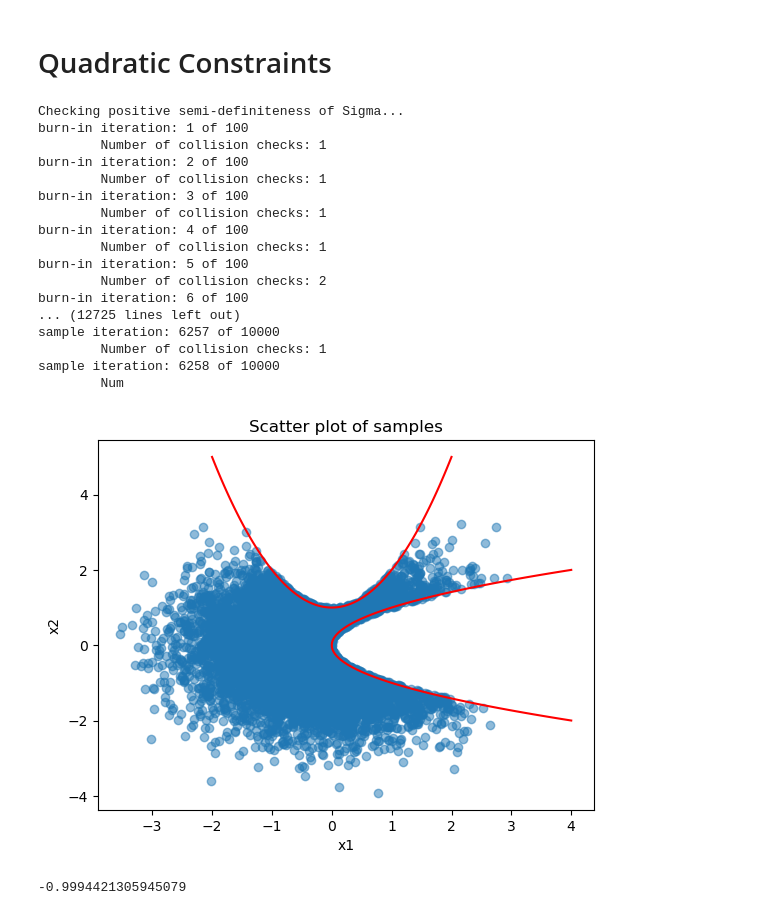
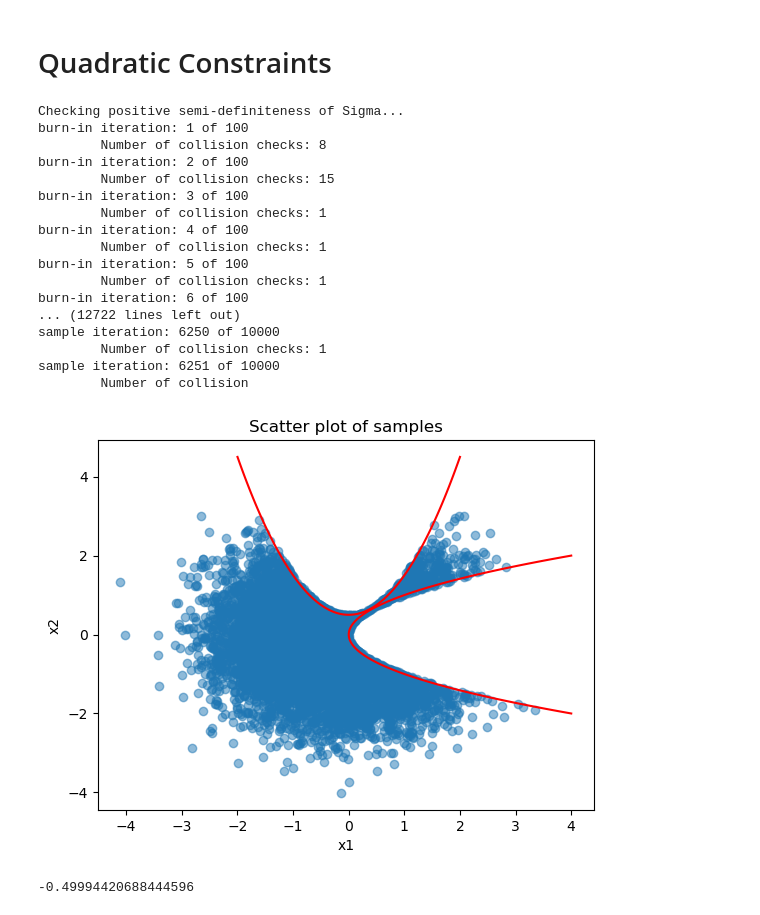
Before and after one commit to erik-a-bensen/tmg_hmc, a Jupyter notebook: tests.ipynb, the cells around one changed output. Cells and saved outputs as stored; diff of their text form; code cells hidden in the pictures.

Commit message:
closer look at tight constraint

```diff
--- a/tests.ipynb
+++ b/tests.ipynb
@@ -122,37 +122,37 @@ Checking positive semi-definiteness of Sigma...
 # Quadratic Constraints
 # %%
 sampler = TMGSampler(mu, sigma, gpu=False)
-sampler.add_constraint(A=np.array([[1.,0],[0,0]]), f=np.array([0,-1.]), c=1, sparse=False) # X2 <= X1^2 + 1
+sampler.add_constraint(A=np.array([[1.,0],[0,0]]), f=np.array([0,-1.]), c=0.5, sparse=False) # X2 <= X1^2 + 1
 sampler.add_constraint(A=np.array([[0,0],[0,1.]]), f=np.array([-1.,0]), c=0, sparse=False) # X1 <= X2^2
 x0 = np.array([-1,0]).reshape(-1, 1)
 samples = sampler.sample(x0, 10000, 100, verbose=True)
 # Scatter plot
 plt.scatter(samples[:,0], samples[:,1], alpha=0.5)
 plt.xlabel('x1')
 plt.ylabel('x2')
 x = np.linspace(-2,2,100)
-plt.plot(x, x**2+1, color='red')
+plt.plot(x, x**2+0.5, color='red')
 plt.plot(x**2, x, color='red')
 plt.title('Scatter plot of samples')
 plt.show()
 print(min(samples[:,0]**2 - samples[:,1]))
 # %% [output]
 Checking positive semi-definiteness of Sigma...
 burn-in iteration: 1 of 100
-        Number of collision checks: 1
+        Number of collision checks: 8
 burn-in iteration: 2 of 100
-        Number of collision checks: 1
+        Number of collision checks: 15
 burn-in iteration: 3 of 100
         Number of collision checks: 1
 burn-in iteration: 4 of 100
         Number of collision checks: 1
 burn-in iteration: 5 of 100
-        Number of collision checks: 2
+        Number of collision checks: 1
 burn-in iteration: 6 of 100
-... (12725 lines left out)
-sample iteration: 6257 of 10000
+... (12722 lines left out)
+sample iteration: 6250 of 10000
         Number of collision checks: 1
-sample iteration: 6258 of 10000
-        Num
+sample iteration: 6251 of 10000
+        Number of collision
-[figure, old version]
+[figure, new version]
--0.9994421305945079
+-0.49994420688444596
```
Also changed, not shown: parts of 8 cells of this notebook.
